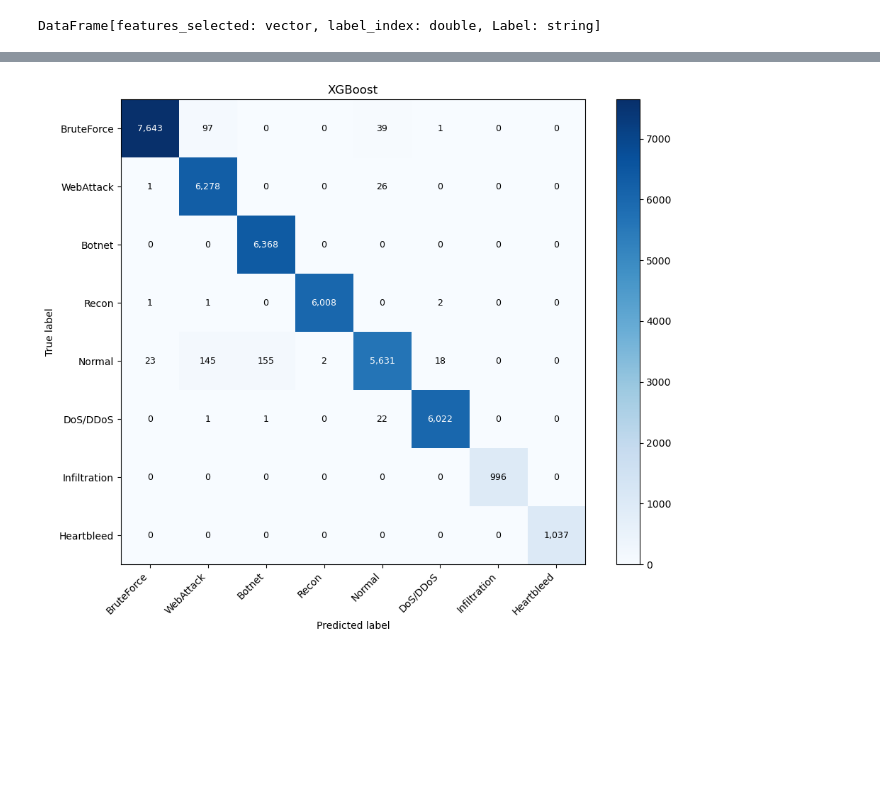
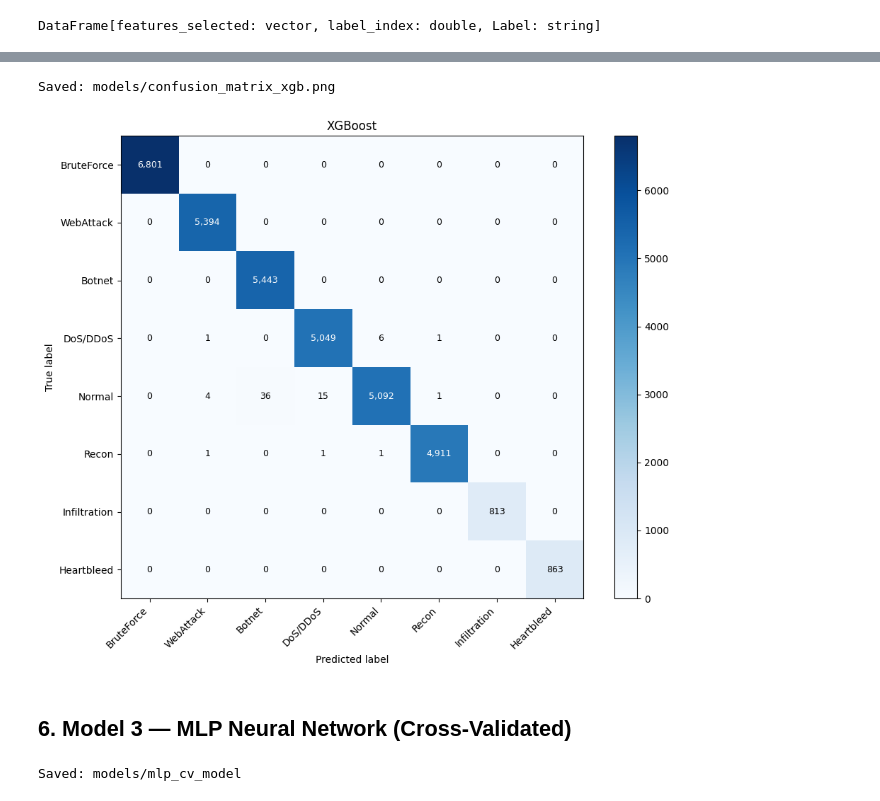
Before and after one commit to helqadiri03/network-intrusion-ml-model-with-spark, a Jupyter notebook: notebooks/ML_model.ipynb, the cells around one changed output, grey strips where cells are left out. Drawn from its saved outputs; the diff is of its cells as text; code cells hidden in the pictures; blank space fills up the shorter version.

```diff
--- a/notebooks/ML_model.ipynb
+++ b/notebooks/ML_model.ipynb
@@ -147,8 +197,12 @@ from pyspark.ml.tuning import CrossValidator, ParamGridBuilder
 xgb = SparkXGBClassifier(
     features_col="features_selected",
     label_col="label_index",
-    num_workers=4,
-    seed=42
+    num_workers=1,
+    device="cuda",
+    tree_method="hist",
+    seed=42,
+    max_depth=5,
+    n_estimators=50
 )
 
 xgb_grid = (
@@ -167,5 +221,7 @@ cv_xgb = CrossValidator(
 )
 
 xgb_model = cv_xgb.fit(train_df)
+xgb_model.write().overwrite().save("models/xgb_cv_model")
+print("Saved: models/xgb_cv_model")
 xgb_preds = xgb_model.transform(test_df)
 # %% [output]
@@ -198,13 +260,11 @@ weightedRecall: 0.9868
 # %%
 from pyspark.mllib.evaluation import MulticlassMetrics
-import matplotlib.pyplot as plt
-import numpy as np
 
-def plot_confusion(predictions, title="Confusion Matrix"):
+def plot_confusion(predictions, title="Confusion Matrix", save_path=None):
     preds_and_labels = predictions.select("prediction", "label_index") \
         .rdd.map(lambda r: (float(r["prediction"]), float(r["label_index"])))
 
-    metrics = MulticlassMetrics(preds_and_labels)
+    metrics_obj = MulticlassMetrics(preds_and_labels)
 
     labels = sorted(
         predictions.select("label_index")
@@ -213,14 +273,12 @@ def plot_confusion(predictions, title="Confusion Matrix"):
         .collect()
     )
 
-    cm = metrics.confusionMatrix().toArray()
+    cm = metrics_obj.confusionMatrix().toArray()
 
-    # ✅ FIX: use "Label"
     label_map = {
         float(r["label_index"]): r["Label"]
         for r in predictions.select("Label", "label_index").distinct().collect()
     }
-
     label_names = [label_map[i] for i in labels]
 
     fig, ax = plt.subplots(figsize=(10, 8))
@@ -236,7 +294,6 @@ def plot_confusion(predictions, title="Confusion Matrix"):
         ylabel="True label",
         title=title
     )
-
     plt.setp(ax.get_xticklabels(), rotation=45, ha="right")
 
     thresh = cm.max() / 2.0
@@ -250,7 +307,10 @@ def plot_confusion(predictions, title="Confusion Matrix"):
             )
 
     plt.tight_layout()
+    if save_path:
+        plt.savefig(save_path, dpi=150, bbox_inches="tight")
+        print(f"Saved: {save_path}")
     plt.show()
 # %%
-plot_confusion(xgb_preds, "XGBoost")
+plot_confusion(xgb_preds, "XGBoost", save_path="models/confusion_matrix_xgb.png")
 # %% [output]
@@ -257,4 +319,7 @@ plot_confusion(xgb_preds, "XGBoost")
+Saved: models/confusion_matrix_xgb.png
-[figure, old version]
+[figure, new version]
+# %% [markdown]
+## 6. Model 3 — MLP Neural Network (Cross-Validated)
 # %%
 from pyspark.ml.classification import MultilayerPerceptronClassifier
 from pyspark.ml.tuning import ParamGridBuilder
@@ -286,7 +351,11 @@ cv_mlp = CrossValidator(
 )
 
 mlp_model = cv_mlp.fit(train_df)
+mlp_model.write().overwrite().save("models/mlp_cv_model")
+print("Saved: models/mlp_cv_model")
 mlp_preds = mlp_model.transform(test_df)
+# %% [output]
+Saved: models/mlp_cv_model
 # %%
 for m in ["f1", "accuracy", "weightedPrecision", "weightedRecall"]:
     score = evaluator.evaluate(mlp_preds, {evaluator.metricName: m})
```
Also changed, not shown: parts of 19 cells of this notebook, 8 other files.
